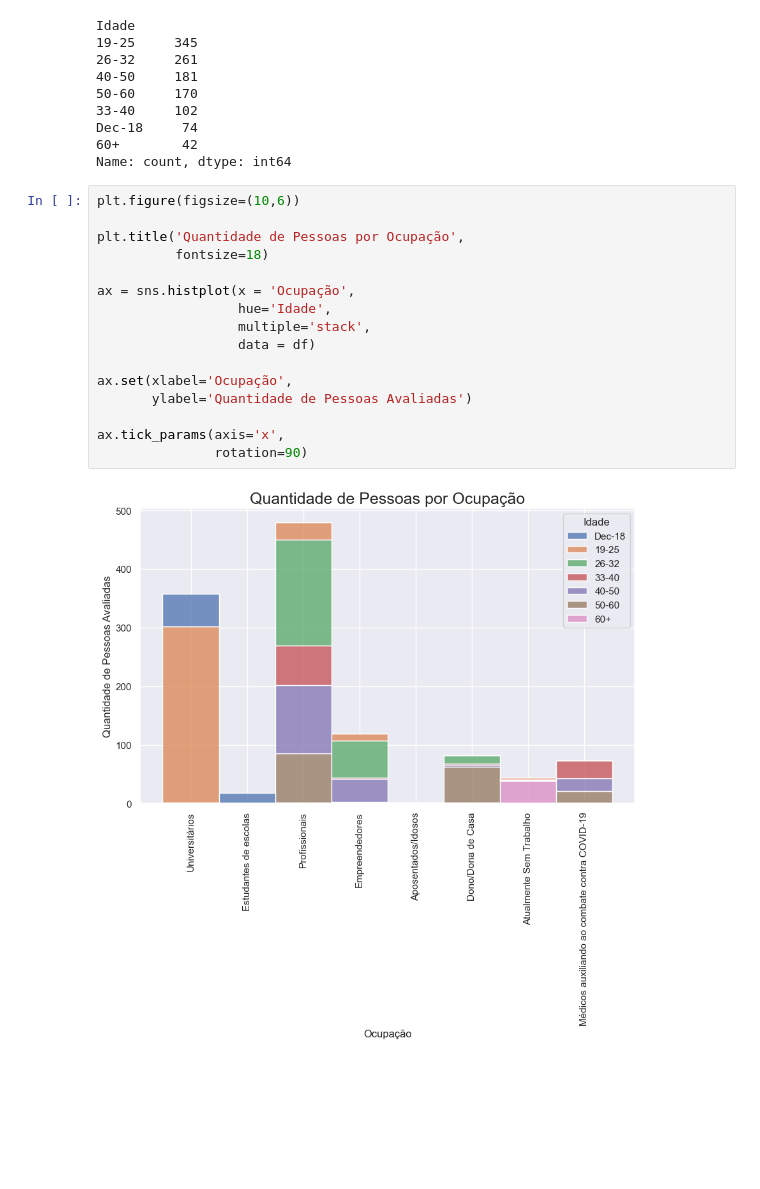
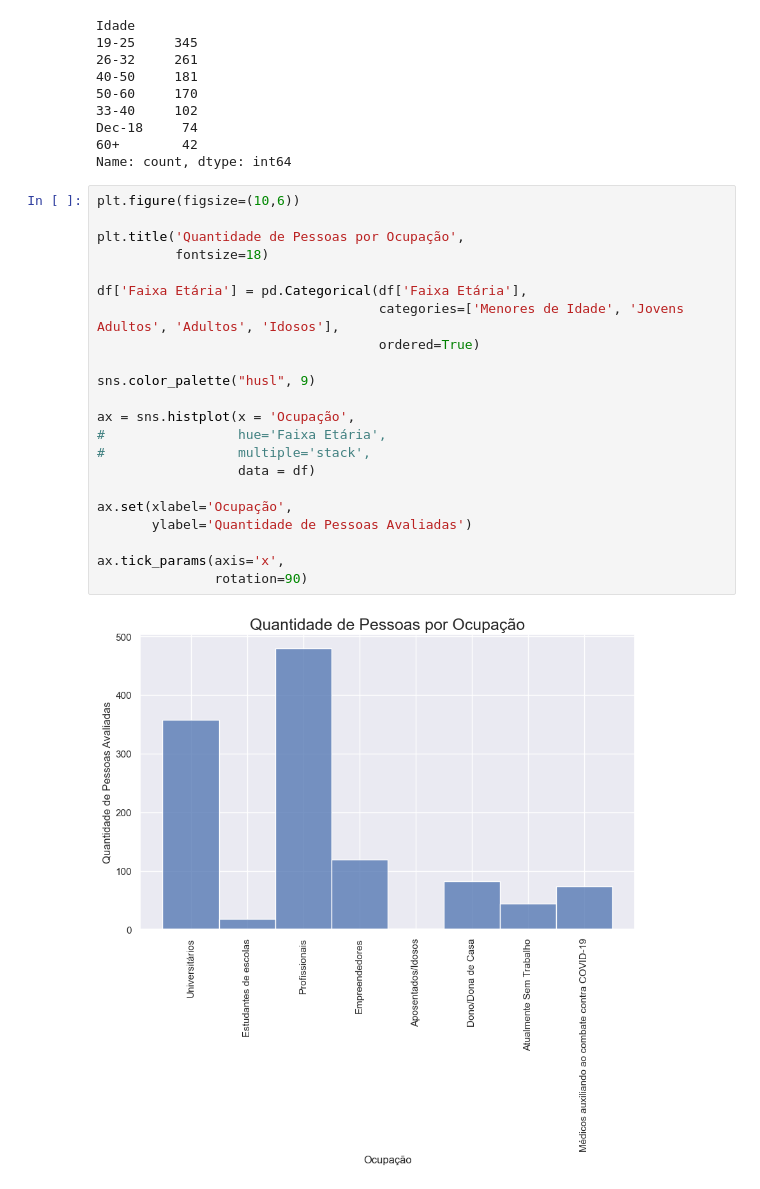
Before and after one commit to akira-gabriel/Covid-Psycological-Effects-of-COVID, a Jupyter notebook: Psycological Effects of COVID.ipynb, the cells around one changed output. Cells and saved outputs as stored; diff of their text form; blank space fills up the shorter version.

```diff
--- a/Psycological Effects of COVID.ipynb
+++ b/Psycological Effects of COVID.ipynb
@@ -375,18 +375,24 @@ Name: count, dtype: int64
 # %%
 plt.figure(figsize=(10,6))
 
 plt.title('Quantidade de Pessoas por Ocupação',
           fontsize=18)
 
+df['Faixa Etária'] = pd.Categorical(df['Faixa Etária'],
+                                    categories=['Menores de Idade', 'Jovens Adultos', 'Adultos', 'Idosos'],
+                                    ordered=True)
+
+sns.color_palette("husl", 9)
+
 ax = sns.histplot(x = 'Ocupação',
-                  hue='Idade',
-                  multiple='stack',
+#                 hue='Faixa Etária',
+#                 multiple='stack',
                   data = df)
 
 ax.set(xlabel='Ocupação',
        ylabel='Quantidade de Pessoas Avaliadas')
 
 ax.tick_params(axis='x',
                rotation=90)
 # %% [output]
-[figure, old version]
+[figure, new version]
```
Also changed, not shown: parts of 3 cells of this notebook.
